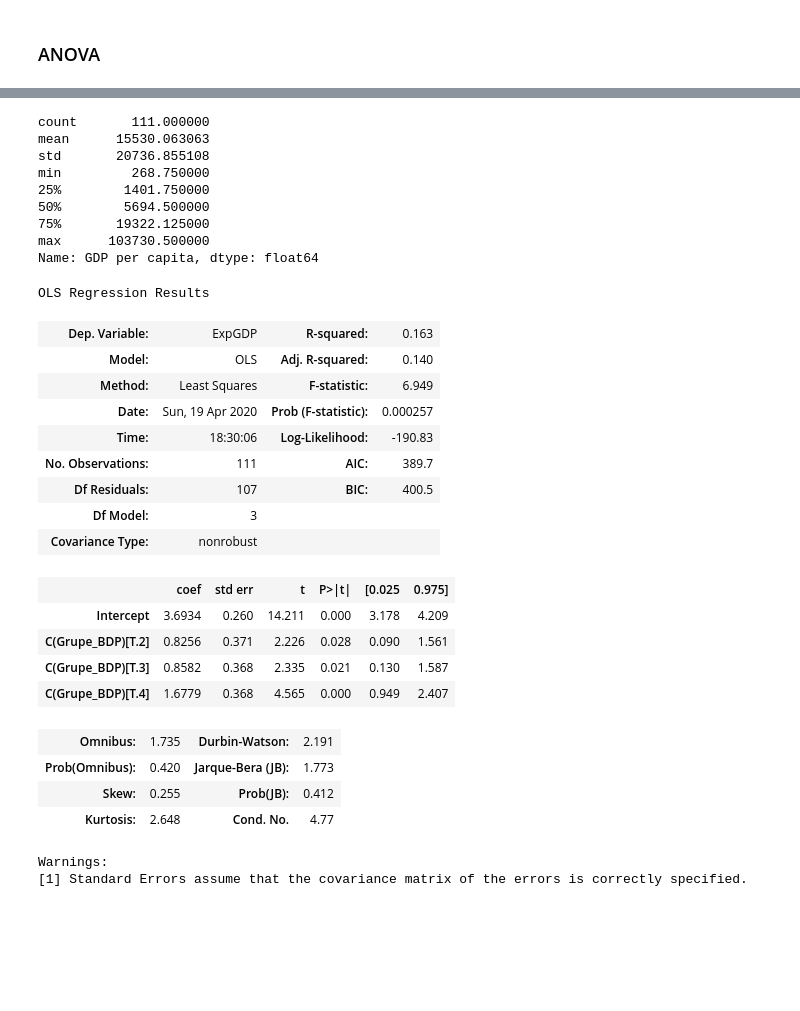
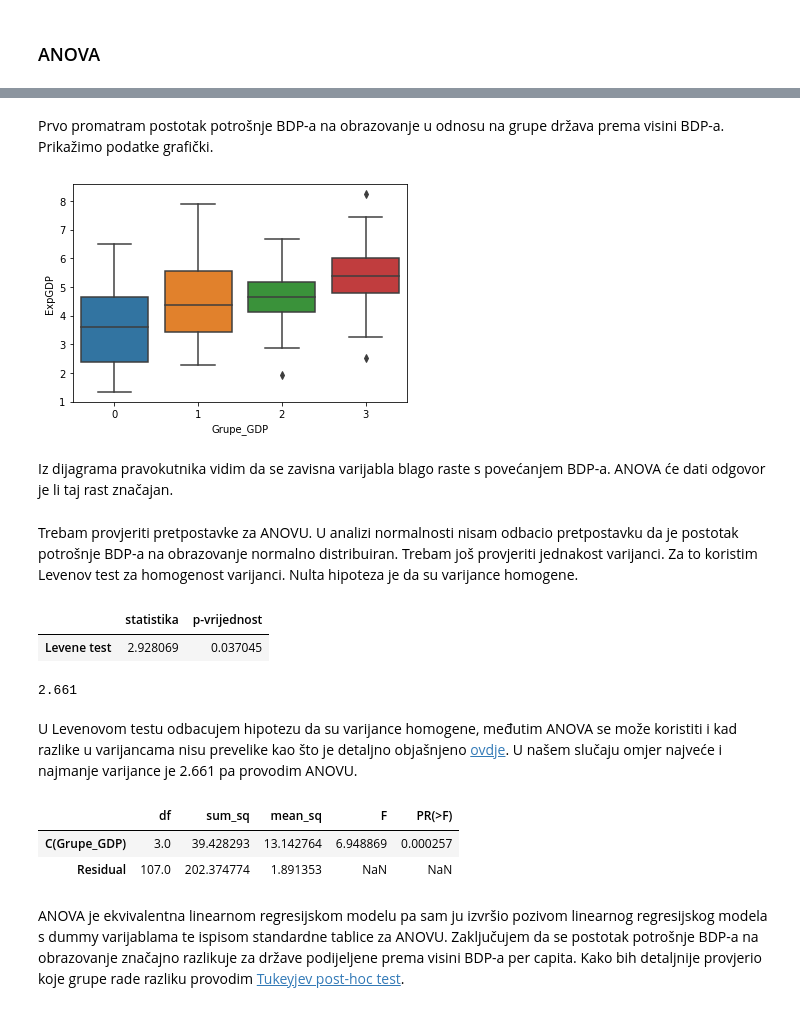
Before and after one commit to nikjals/1-esej, a Jupyter notebook: Esej.ipynb, the cells around one changed output, grey strips where cells are left out. Cells and saved outputs as stored; diff of their text form; code cells hidden in the pictures; blank space fills up the shorter version.

```diff
--- a/Esej.ipynb
+++ b/Esej.ipynb
@@ -449,25 +464,14 @@ Warnings:
 # %%
 deskriptiva = data['GDP per capita'].describe()
-deskriptiva
-# %% [output]
-count       111.000000
-mean      15530.063063
-std       20736.855108
-min         268.750000
-25%        1401.750000
-50%        5694.500000
-75%       19322.125000
-max      103730.500000
-Name: GDP per capita, dtype: float64
 # %%
 def f(data):
     if data['GDP per capita'] < deskriptiva['25%']:
+        val = 0
+    elif deskriptiva['25%'] <= data['GDP per capita'] < deskriptiva['50%']:
         val = 1
-    elif deskriptiva['25%'] <= data['GDP per capita'] < deskriptiva['50%']:
+    elif deskriptiva['50%'] <= data['GDP per capita'] < deskriptiva['75%']:
         val = 2
-    elif deskriptiva['50%'] <= data['GDP per capita'] < deskriptiva['75%']:
-        val = 3
-    else: val = 4
+    else: val = 3
     return val
 
-data['Grupe_BDP'] = data.apply(f, axis=1)
+data['Grupe_GDP'] = data.apply(f, axis=1)
@@ -476,28 +478,39 @@ data['Grupe_BDP'] = data.apply(f, axis=1)
 # %%
-data.rename(columns={'Exp on edu (% of GDP)': 'ExpGDP'}, inplace=True)
+data.rename(columns={'Exp on edu (% of GDP)': 'ExpGDP',
+                    'Urban (%)': 'Urban'},
+                    inplace=True)
+# %% [markdown]
+Prvo promatram postotak potrošnje BDP-a na obrazovanje u odnosu na grupe država prema visini BDP-a. Prikažimo podatke grafički.
+# %%
+sns.boxplot(data['Grupe_GDP'], data['ExpGDP']);
+# %% [output]
+[figure, added]
+# %% [markdown]
+Iz dijagrama pravokutnika vidim da se zavisna varijabla blago raste s povećanjem BDP-a. ANOVA će dati odgovor je li taj rast značajan.
+# %% [markdown]
+Trebam provjeriti pretpostavke za ANOVU. U analizi normalnosti nisam odbacio pretpostavku da je postotak potrošnje BDP-a na obrazovanje normalno distribuiran. Trebam još provjeriti jednakost varijanci. Za to koristim Levenov test za homogenost varijanci. Nulta hipoteza je da su varijance homogene.
+# %%
+param = (data['ExpGDP'][data['Grupe_GDP']==i] for i in data['Grupe_GDP'].drop_duplicates().values)
+levene_res = [list(stats.levene(*param))]
+pd.DataFrame(levene_res, columns=['statistika', 'p-vrijednost'], index=['Levene test'])
+# %% [output]
+|  | statistika | p-vrijednost |
+| Levene test | 2.928069 | 0.037045 |
+# %%
+a = data.groupby('Grupe_GDP')['ExpGDP'].var()
+print(round(a.max()/a.min(), 3))
+# %% [output]
+2.661
+# %% [markdown]
+U Levenovom testu odbacujem hipotezu da su varijance homogene, međutim ANOVA se može koristiti i kad razlike u varijancama nisu prevelike kao što je detaljno objašnjeno [ovdje](https://link.springer.com/article/10.3758/s13428-017-0918-2). U našem slučaju omjer najveće i najmanje varijance je 2.661 pa provodim ANOVU.
 # %%
 from statsmodels.formula.api import ols
-results = ols('ExpGDP ~ C(Grupe_BDP)', data=data).fit()
-results.summary()
+rez = ols('ExpGDP ~ C(Grupe_GDP)', data=data).fit()
+anova_tablica = sm.stats.anova_lm(rez)
+anova_tablica
 # %% [output]
-OLS Regression Results
-| Dep. Variable: | ExpGDP | R-squared: | 0.163 |
-| Model: | OLS | Adj. R-squared: | 0.140 |
-| Method: | Least Squares | F-statistic: | 6.949 |
-| Date: | Sun, 19 Apr 2020 | Prob (F-statistic): | 0.000257 |
-| Time: | 18:30:06 | Log-Likelihood: | -190.83 |
-| No. Observations: | 111 | AIC: | 389.7 |
-| Df Residuals: | 107 | BIC: | 400.5 |
-| Df Model: | 3 |  |  |
-| Covariance Type: | nonrobust |  |  |
+|  | df | sum_sq | mean_sq | F | PR(>F) |
+| C(Grupe_GDP) | 3.0 | 39.428293 | 13.142764 | 6.948869 | 0.000257 |
+| Residual | 107.0 | 202.374774 | 1.891353 | NaN | NaN |
-|  | coef | std err | t | P>|t| | [0.025 | 0.975] |
-| Intercept | 3.6934 | 0.260 | 14.211 | 0.000 | 3.178 | 4.209 |
-| C(Grupe_BDP)[T.2] | 0.8256 | 0.371 | 2.226 | 0.028 | 0.090 | 1.561 |
-| C(Grupe_BDP)[T.3] | 0.8582 | 0.368 | 2.335 | 0.021 | 0.130 | 1.587 |
-| C(Grupe_BDP)[T.4] | 1.6779 | 0.368 | 4.565 | 0.000 | 0.949 | 2.407 |
-| Omnibus: | 1.735 | Durbin-Watson: | 2.191 |
-| Prob(Omnibus): | 0.420 | Jarque-Bera (JB): | 1.773 |
-| Skew: | 0.255 | Prob(JB): | 0.412 |
-| Kurtosis: | 2.648 | Cond. No. | 4.77 |
-Warnings:
-[1] Standard Errors assume that the covariance matrix of the errors is correctly specified.
+# %% [markdown]
+ANOVA je ekvivalentna linearnom regresijskom modelu pa sam ju izvršio pozivom linearnog regresijskog modela s dummy varijablama te ispisom standardne tablice za ANOVU. Zaključujem da se postotak potrošnje BDP-a na obrazovanje značajno razlikuje za države podijeljene prema visini BDP-a per capita. Kako bih detaljnije provjerio koje grupe rade razliku provodim [Tukeyjev post-hoc test](https://www.statisticshowto.com/tukey-test-honest-significant-difference/).
```
Also changed, not shown: parts of 59 cells of this notebook.
